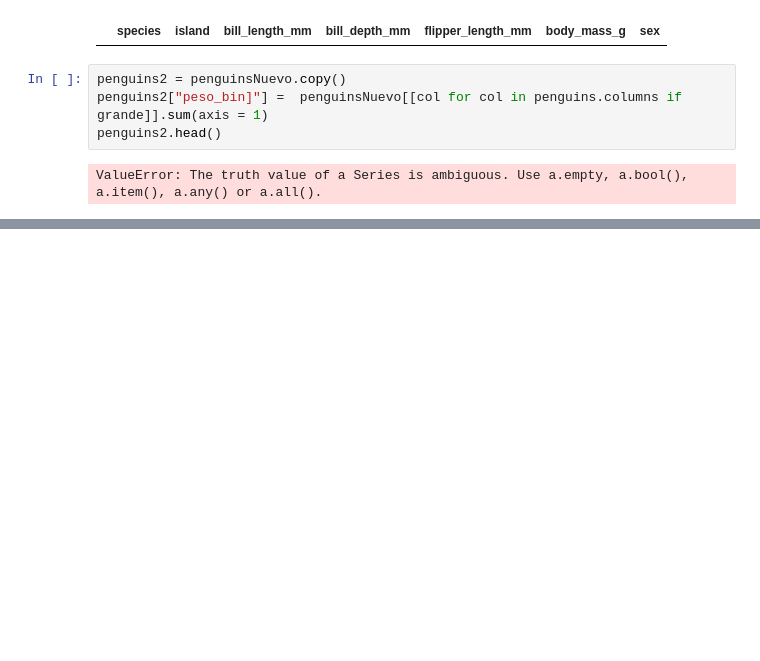
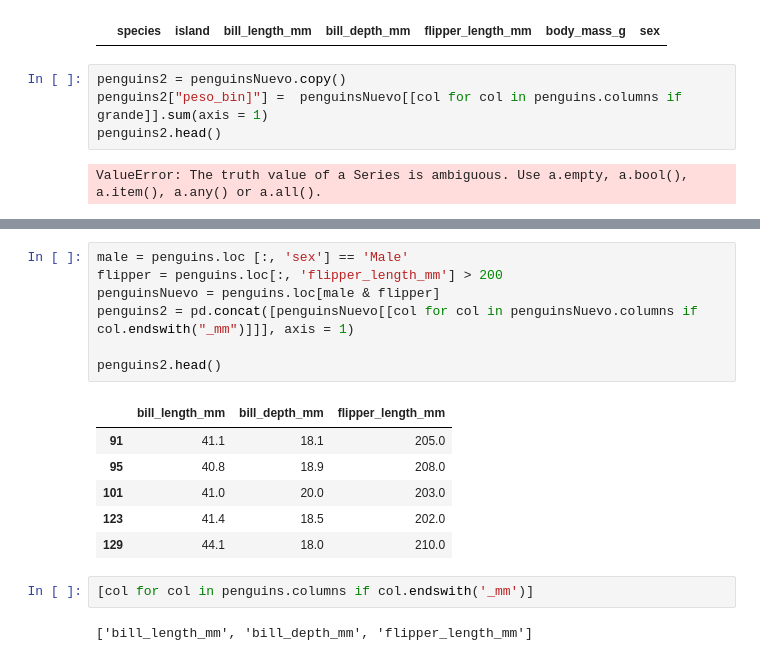
Before and after one commit to AnnBass23/LDD, a Jupyter notebook: P6 LDD/p6.ipynb, the cells around one changed output, grey strips where cells are left out. Cells and saved outputs as stored; diff of their text form; blank space fills up the shorter version.

```diff
--- a/P6 LDD/p6.ipynb
+++ b/P6 LDD/p6.ipynb
@@ -359,0 +376,18 @@ ValueError: The truth value of a Series is ambiguous. Use a.empty, a.bool(), a.i
+# %%
+male = penguins.loc [:, 'sex'] == 'Male'
+flipper = penguins.loc[:, 'flipper_length_mm'] > 200
+penguinsNuevo = penguins.loc[male & flipper]
+penguins2 = pd.concat([penguinsNuevo[[col for col in penguinsNuevo.columns if col.endswith("_mm")]]], axis = 1)
+
+penguins2.head()
+# %% [output]
+|  | bill_length_mm | bill_depth_mm | flipper_length_mm |
+| 91 | 41.1 | 18.1 | 205.0 |
+| 95 | 40.8 | 18.9 | 208.0 |
+| 101 | 41.0 | 20.0 | 203.0 |
+| 123 | 41.4 | 18.5 | 202.0 |
+| 129 | 44.1 | 18.0 | 210.0 |
+# %%
+[col for col in penguins.columns if col.endswith('_mm')]
+# %% [output]
+['bill_length_mm', 'bill_depth_mm', 'flipper_length_mm']
```
Also changed, not shown: parts of 9 cells of this notebook, 1 other file.
